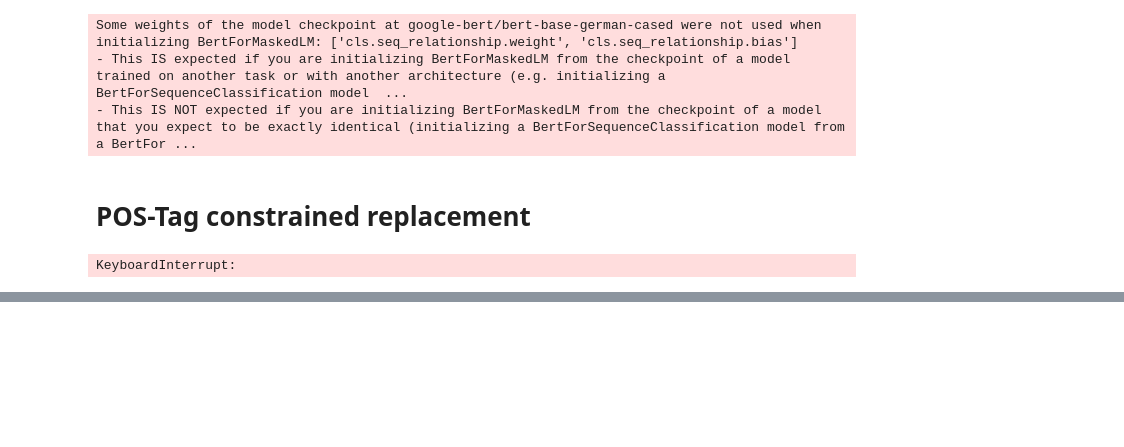
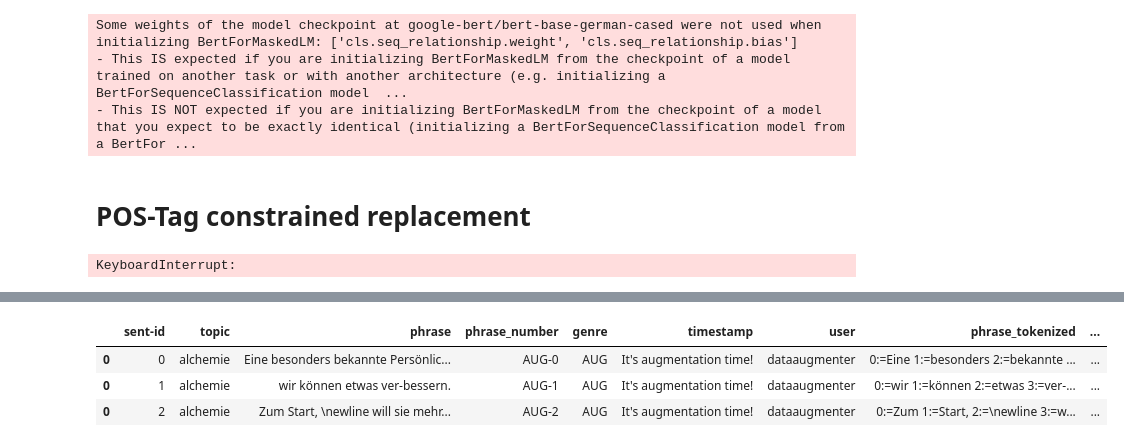
Before and after one commit to saeub/statement-segmentation, a Jupyter notebook: src/dataaugmentation.ipynb, the cells around one changed output, grey strips where cells are left out. Cells and saved outputs as stored; diff of their text form; code cells hidden in the pictures; blank space fills up the shorter version.

```diff
--- a/src/dataaugmentation.ipynb
+++ b/src/dataaugmentation.ipynb
@@ -250,0 +306,7 @@ df_augmented.to_csv(OUTPATH, index=False)
+# %%
+df_augmented
+# %% [output]
+|  | sent-id | topic | phrase | phrase_number | genre | timestamp | user | phrase_tokenized | ... |
+| 0 | 0 | alchemie | Eine besonders bekannte Persönlic... | AUG-0 | AUG | It's augmentation time! | dataaugmenter | 0:=Eine 1:=besonders 2:=bekannte ... | ... |
+| 0 | 1 | alchemie | wir können etwas ver-bessern. | AUG-1 | AUG | It's augmentation time! | dataaugmenter | 0:=wir 1:=können 2:=etwas 3:=ver-... | ... |
+| 0 | 2 | alchemie | Zum Start, \newline will sie mehr... | AUG-2 | AUG | It's augmentation time! | dataaugmenter | 0:=Zum 1:=Start, 2:=\newline 3:=w... | ... |
```
Also changed, not shown: parts of 1 cell of this notebook, 1 other file.
